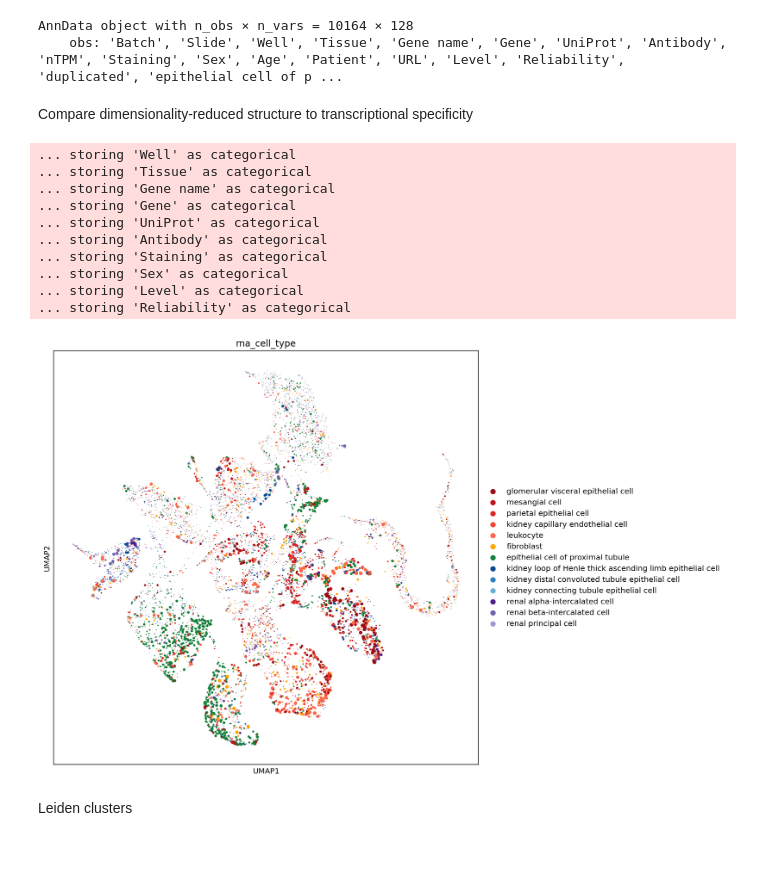
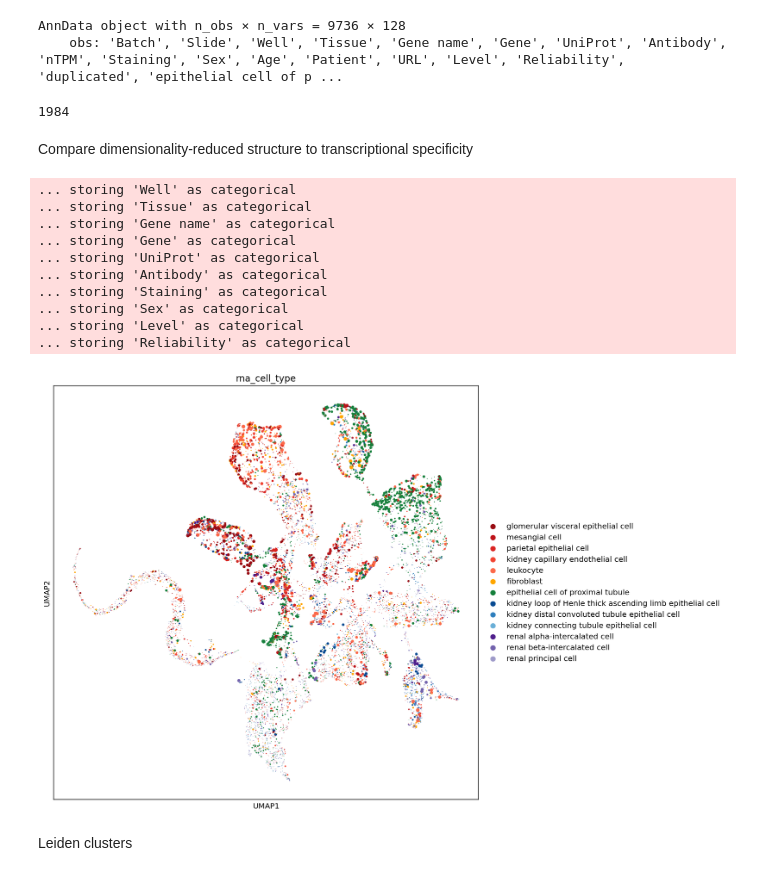
Before and after one commit to murphy17/HPA-SimCLR, a Jupyter notebook: 3_Analyze_Embeddings.ipynb, the cells around one changed output. Drawn from its saved outputs; the diff is of its cells as text; code cells hidden in the pictures.

```diff
--- a/3_Analyze_Embeddings.ipynb
+++ b/3_Analyze_Embeddings.ipynb
@@ -12,15 +16,17 @@ torch.manual_seed(0)
+# %%
+TISSUE = 'kidney'
+VERSION = 'final'
+SAVEFIGS = True
 # %%
-EMBEDDINGS = 'kidney_embeddings'
-embeddings = np.load(f'./data/{EMBEDDINGS}.npy')
-index = !cat ./data/{EMBEDDINGS}.txt
-embeddings = pd.DataFrame(embeddings,index=index)
+embeddings = pd.read_csv(f'./data/{TISSUE}_{VERSION}_embeddings.csv',index_col=0)
 
-rna = pd.read_csv('./data/kidney_rna.csv',index_col=0)
+rna = pd.read_csv(f'./data/{TISSUE}_rna.csv',index_col=0)
 
-df = pd.read_csv('./data/hpa_v21_kidney.csv',index_col=0)
+df = pd.read_csv(f'./data/hpa_v21_{TISSUE}.csv',index_col=0)
+
 df['duplicated'] = df.index.value_counts()[df.index] > 1
 df = ( df.query('(Staining=="high")|(Staining=="medium")')
-         .query('Reliability=="Enhanced"')
+         .query('(Reliability=="Enhanced")')
          .query('~duplicated') )
 
 adata = embeddings.join(df, how='inner')
@@ -30,7 +36,13 @@ adata.obs = adata.obs.join(rna, on='Gene', how='left')
 adata.obs['rna_cell_type'] = adata.obs[rna.columns].idxmax(1)
 adata.obs['rna_specificity'] = adata.obs[rna.columns].max(1)
 
+adata = adata[~adata.obs['rna_cell_type'].isna()].copy()
+
 adata
 # %% [output]
-AnnData object with n_obs × n_vars = 10164 × 128
+AnnData object with n_obs × n_vars = 9736 × 128
     obs: 'Batch', 'Slide', 'Well', 'Tissue', 'Gene name', 'Gene', 'UniProt', 'Antibody', 'nTPM', 'Staining', 'Sex', 'Age', 'Patient', 'URL', 'Level', 'Reliability', 'duplicated', 'epithelial cell of p ...
+# %%
+adata.obs['Gene'].nunique()
+# %% [output]
+1984
@@ -39,37 +53,40 @@ sc.pp.neighbors(adata, use_rep='X')
 sc.tl.umap(adata, min_dist=0.5)
 # %% [markdown]
 Compare dimensionality-reduced structure to transcriptional specificity
-# %%
-from figures.cell_type_colors import cell_type_colors
-
-adata.obs['rna_cell_type'] = ( adata.obs['rna_cell_type']
-                                    .astype('category')
-                                    .cat
-                                    .reorder_categories(list(cell_type_colors)) )
 # %%
+from figures.cell_type_colors import cell_type_colors
+
+adata.obs['rna_cell_type'] = ( adata.obs['rna_cell_type']
+                                    .astype('category')
+                                    .cat
+                                    .reorder_categories(list(cell_type_colors[TISSUE])) )
+
 fig, ax = plt.subplots(figsize=(10,10))
 sc.pl.umap(
     adata,
     color=['rna_cell_type'],
-    palette=cell_type_colors,
+    palette=cell_type_colors[TISSUE],
     ax=ax,
     s=adata.obs['rna_specificity']**2*100,
     na_in_legend=False,
     show=False
 )
-plt.savefig('./figures/umap.png', dpi=300)
+if SAVEFIGS:
+    plt.savefig(f'./figures/{TISSUE}_{VERSION}_umap.png', dpi=300);
+else:
+    plt.show();
 # %% [output]
 ... storing 'Well' as categorical
 ... storing 'Tissue' as categorical
 ... storing 'Gene name' as categorical
 ... storing 'Gene' as categorical
 ... storing 'UniProt' as categorical
 ... storing 'Antibody' as categorical
 ... storing 'Staining' as categorical
 ... storing 'Sex' as categorical
 ... storing 'Level' as categorical
 ... storing 'Reliability' as categorical
-[figure, old version]
+[figure, new version]
 # %% [markdown]
 Leiden clusters
 # %%
```
Also changed, not shown: parts of 22 cells of this notebook, 21 other files.
